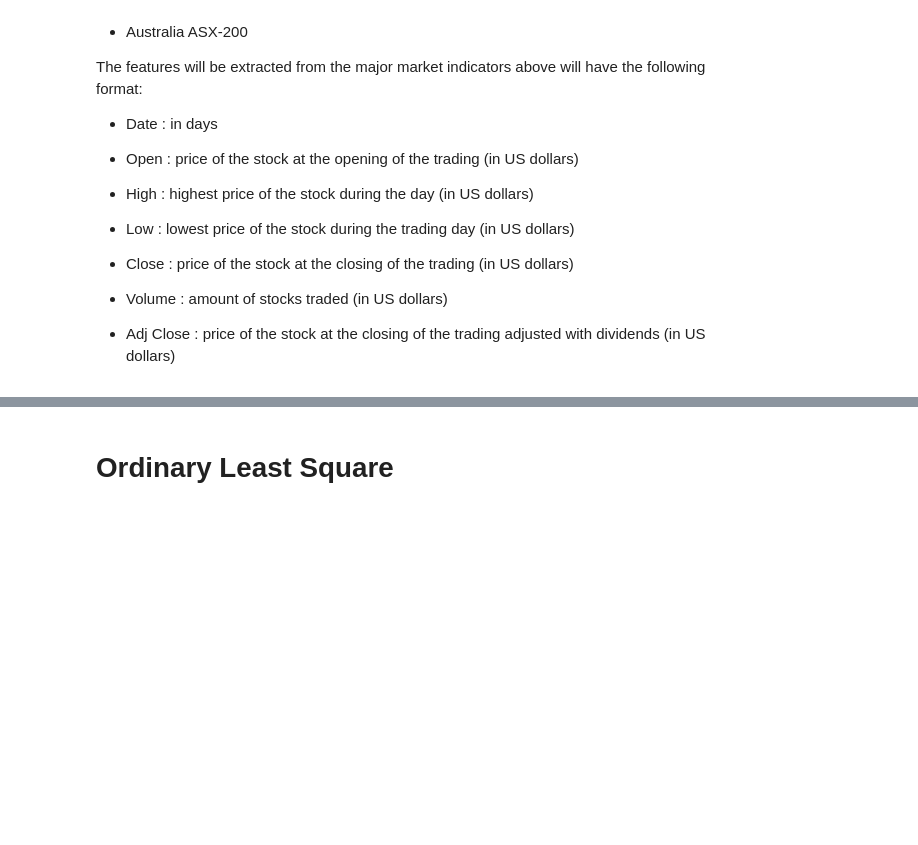
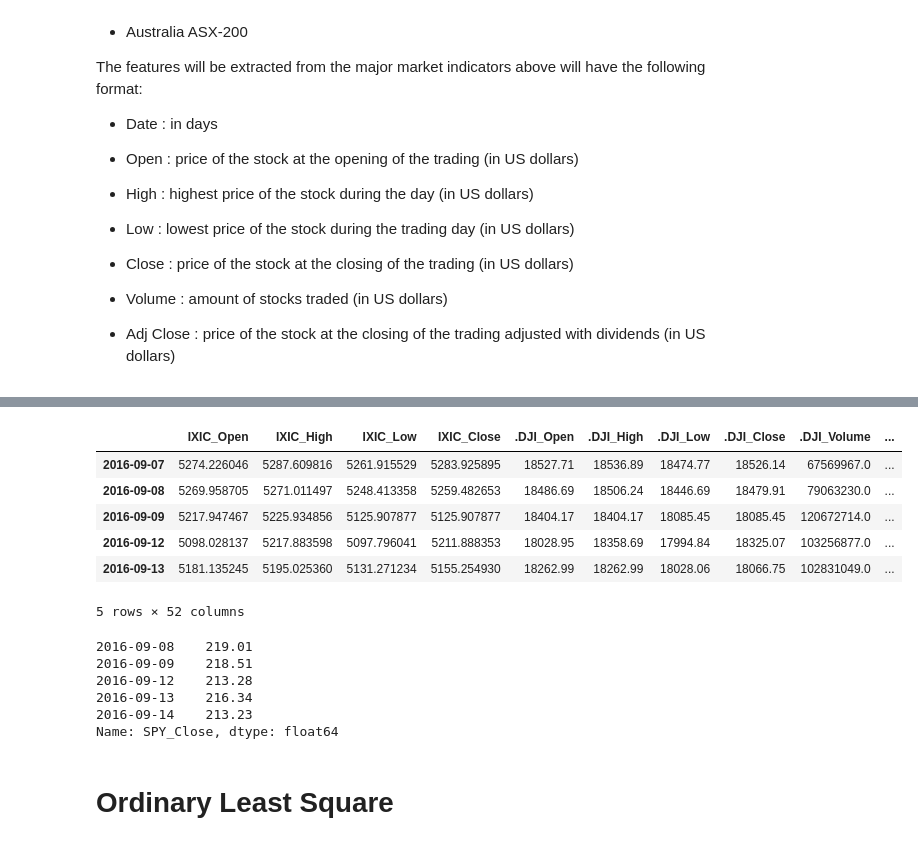
Before and after one commit to arkilic/notebooks, a Jupyter notebook: Simple Regression Pipeline.ipynb, the cells around one changed output, grey strips where cells are left out. Saved outputs shown, nothing was run; the diff lists cells and outputs as text; code cells hidden in the pictures; blank space fills up the shorter version.

Commit message:
Fixed training set separation issue, cleaned up data, and tested against simple regression

```diff
--- a/Simple Regression Pipeline.ipynb
+++ b/Simple Regression Pipeline.ipynb
@@ -140,3 +135,33 @@ print(y_train.shape)
+# %%
+# Use 95% to train of the 12 month data set
+
+# X_train, X_test, y_train, y_test = train_test_split(X, y, test_size=0.1, random_state=42)
+training_range = int(X.shape[0] *.95)
+X_train = X[0:training_range]
+y_train = y[0:training_range]
+
+X_test = X[training_range: ]
+y_test = y[training_range: ]
+# %%
+X_train.head()
+# %% [output]
+|  | IXIC_Open | IXIC_High | IXIC_Low | IXIC_Close | .DJI_Open | .DJI_High | .DJI_Low | .DJI_Close | .DJI_Volume | ... |
+| 2016-09-07 | 5274.226046 | 5287.609816 | 5261.915529 | 5283.925895 | 18527.71 | 18536.89 | 18474.77 | 18526.14 | 67569967.0 | ... |
+| 2016-09-08 | 5269.958705 | 5271.011497 | 5248.413358 | 5259.482653 | 18486.69 | 18506.24 | 18446.69 | 18479.91 | 79063230.0 | ... |
+| 2016-09-09 | 5217.947467 | 5225.934856 | 5125.907877 | 5125.907877 | 18404.17 | 18404.17 | 18085.45 | 18085.45 | 120672714.0 | ... |
+| 2016-09-12 | 5098.028137 | 5217.883598 | 5097.796041 | 5211.888353 | 18028.95 | 18358.69 | 17994.84 | 18325.07 | 103256877.0 | ... |
+| 2016-09-13 | 5181.135245 | 5195.025360 | 5131.271234 | 5155.254930 | 18262.99 | 18262.99 | 18028.06 | 18066.75 | 102831049.0 | ... |
+5 rows × 52 columns
+# %%
+# The next day prediction
+y_train.head()
+# %% [output]
+2016-09-08    219.01
+2016-09-09    218.51
+2016-09-12    213.28
+2016-09-13    216.34
+2016-09-14    213.23
+Name: SPY_Close, dtype: float64
 # %% [markdown]
 # Ordinary Least Square
 # %%
```
Also changed, not shown: parts of 24 cells of this notebook.
